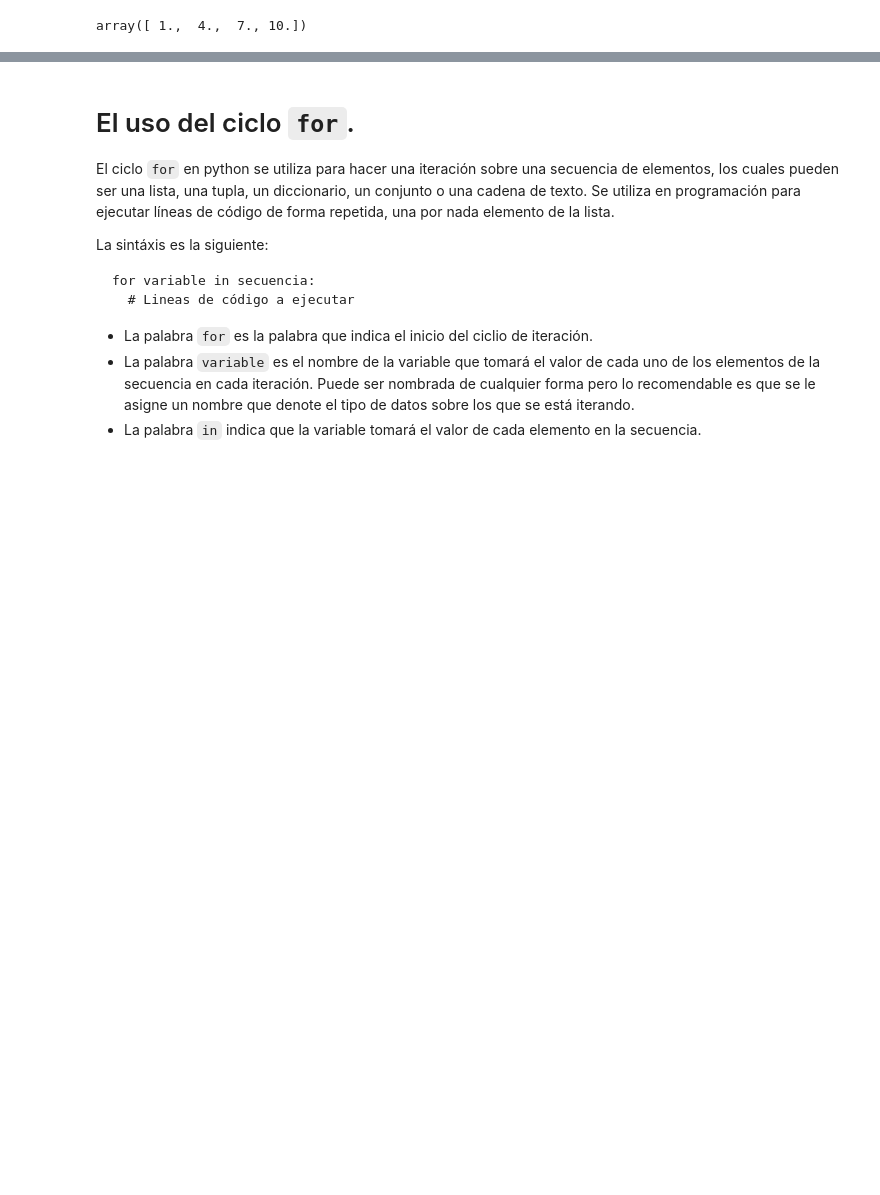
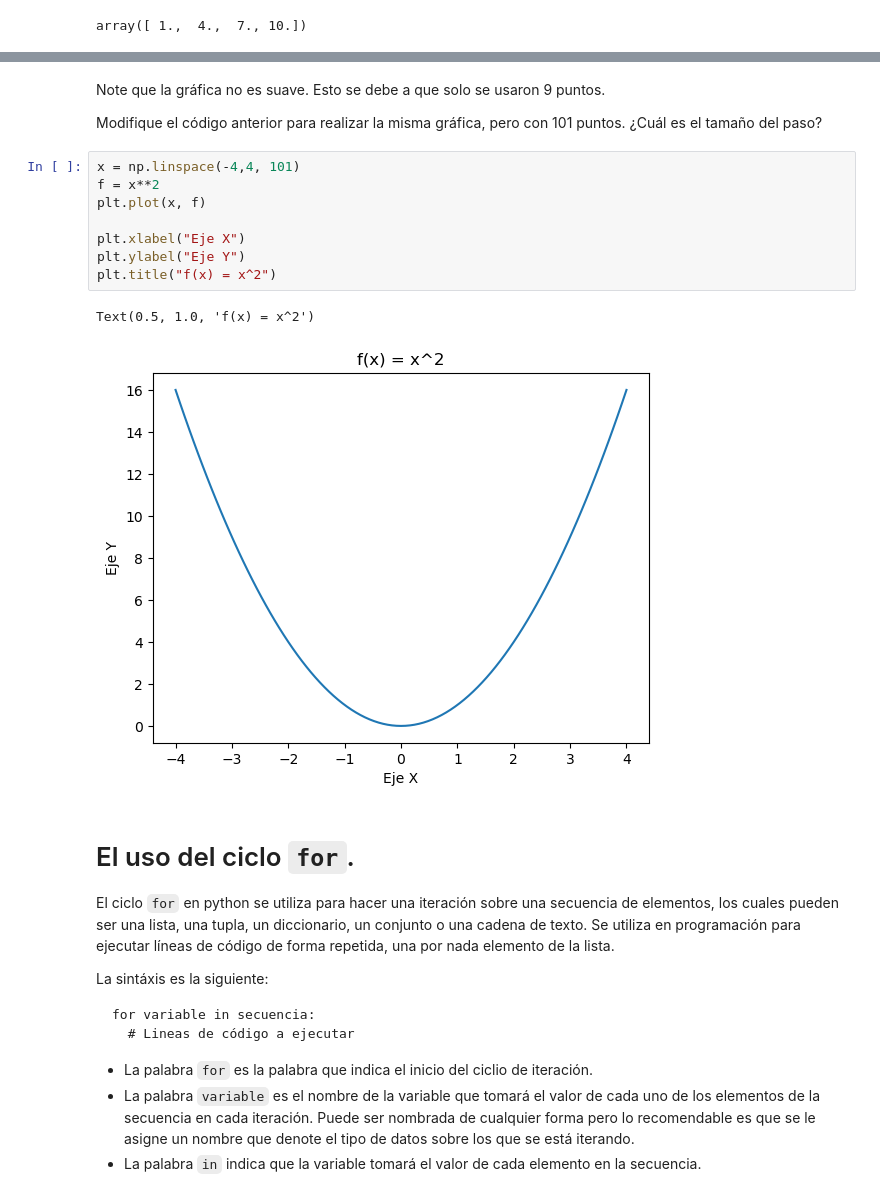
Before and after one commit to matquim/Practicas-Calculo-I, a Jupyter notebook: u2p1.ipynb, the cells around one changed output, grey strips where cells are left out. Saved outputs shown, nothing was run; the diff lists cells and outputs as text; blank space fills up the shorter version.

```diff
--- a/u2p1.ipynb
+++ b/u2p1.ipynb
@@ -122,3 +179,18 @@ h(x): [ 2. 11.]
+# %% [markdown]
+Note que la gráfica no es suave. Esto se debe a que solo se usaron 9 puntos.
+
+Modifique el código anterior para realizar la misma gráfica, pero con 101 puntos. ¿Cuál es el tamaño del paso?
+# %%
+x = np.linspace(-4,4, 101)
+f = x**2
+plt.plot(x, f)
+
+plt.xlabel("Eje X")
+plt.ylabel("Eje Y")
+plt.title("f(x) = x^2")
+# %% [output]
+Text(0.5, 1.0, 'f(x) = x^2')
+[figure, added]
 # %% [markdown]
 # El uso del ciclo `for`.
 
```
Also changed, not shown: parts of 10 cells of this notebook.
